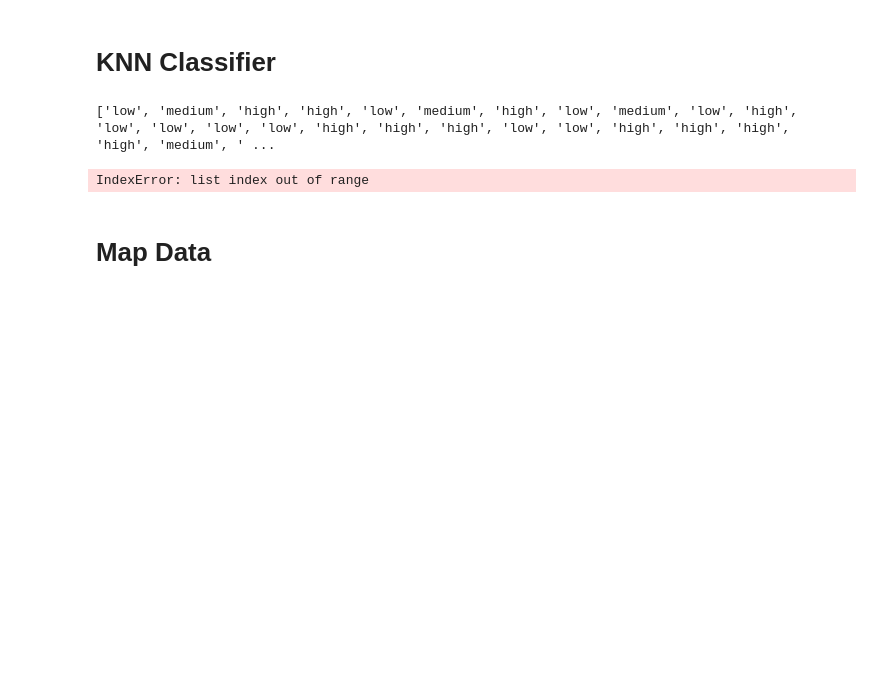
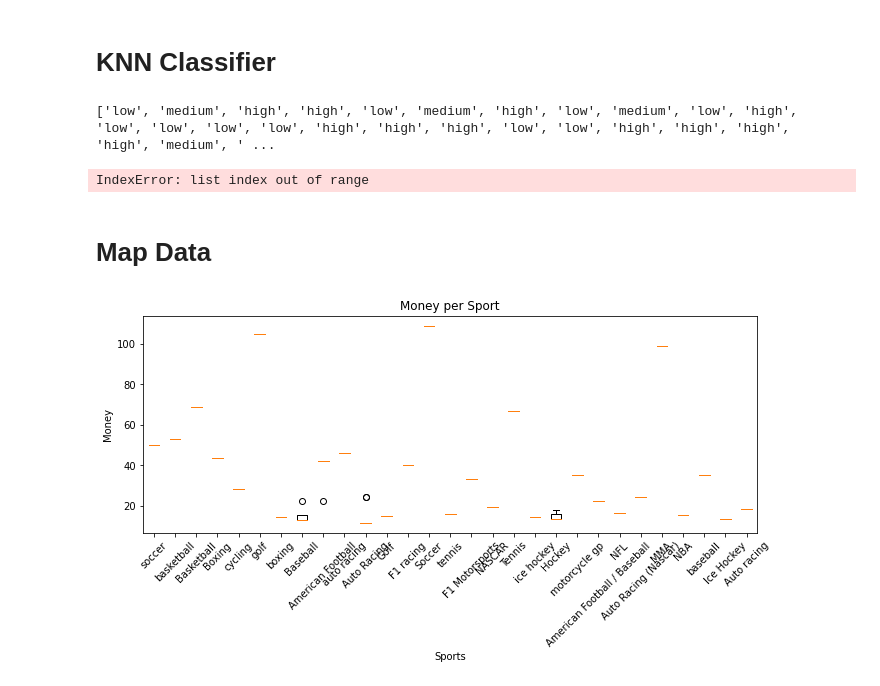
Before and after one commit to NoemiTurner/CPSC322Project, a Jupyter notebook: EDA.ipynb, the cells around one changed output. Saved outputs shown, nothing was run; the diff lists cells and outputs as text; code cells hidden in the pictures; blank space fills up the shorter version.

Commit message:
completed chart

```diff
--- a/EDA.ipynb
+++ b/EDA.ipynb
@@ -46,3 +46,18 @@ y_pred = knn.predict(X_test)
 IndexError: list index out of range
 # %% [markdown]
 # Map Data
+# %%
+data.remove_rows_with_missing_values()
+#print(table.data)
+sports = data.get_column("Sport")
+money = data.get_column("earnings_($ million)")
+#plot_utils.generate_box_plot(rotten_tomatoes, )
+sports_split = utils.split_string_count(sports)
+unique_sports = utils.get_genres(sports_split)
+total_scores = utils.divide_ratings(unique_sports, sports, money)
+for row in total_scores:
+    while('' in row):
+        row.remove('')
+pu.generate_box_plot(total_scores, unique_sports, "Sports", "Money", "Money per Sport")
+# %% [output]
+[figure, added]
```
Also changed, not shown: parts of 1 cell of this notebook.
